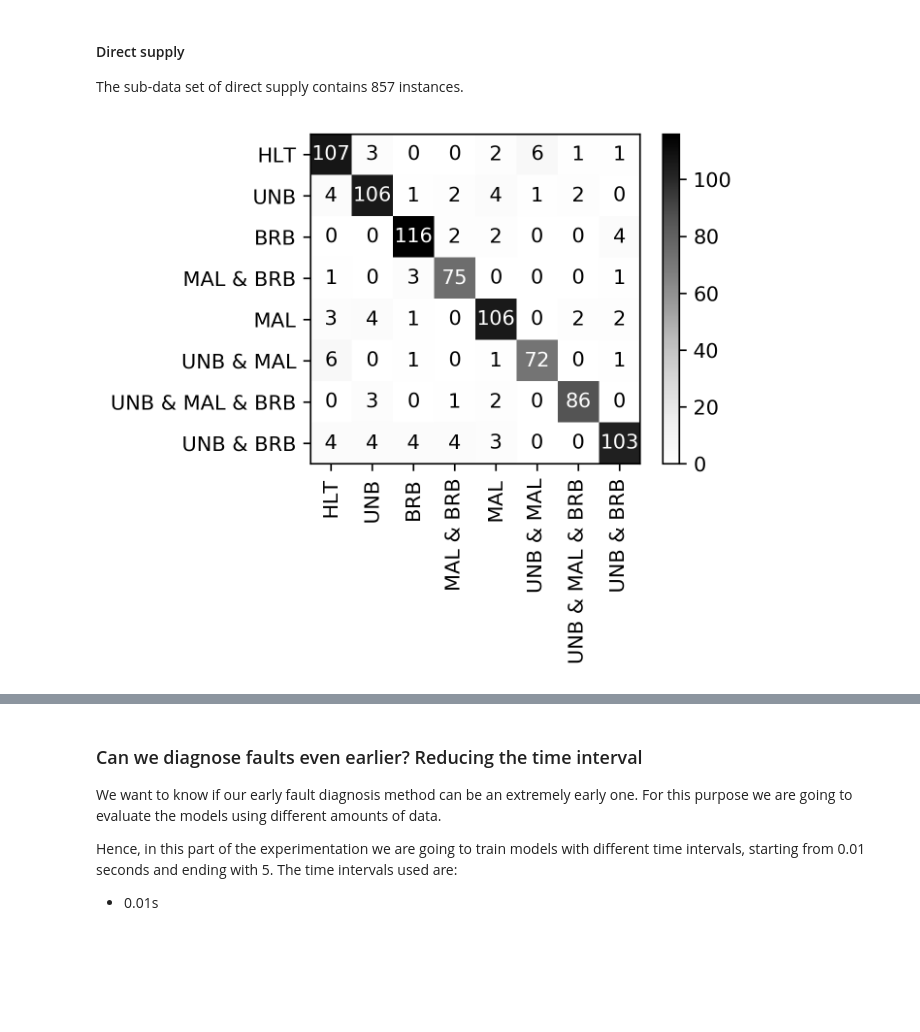
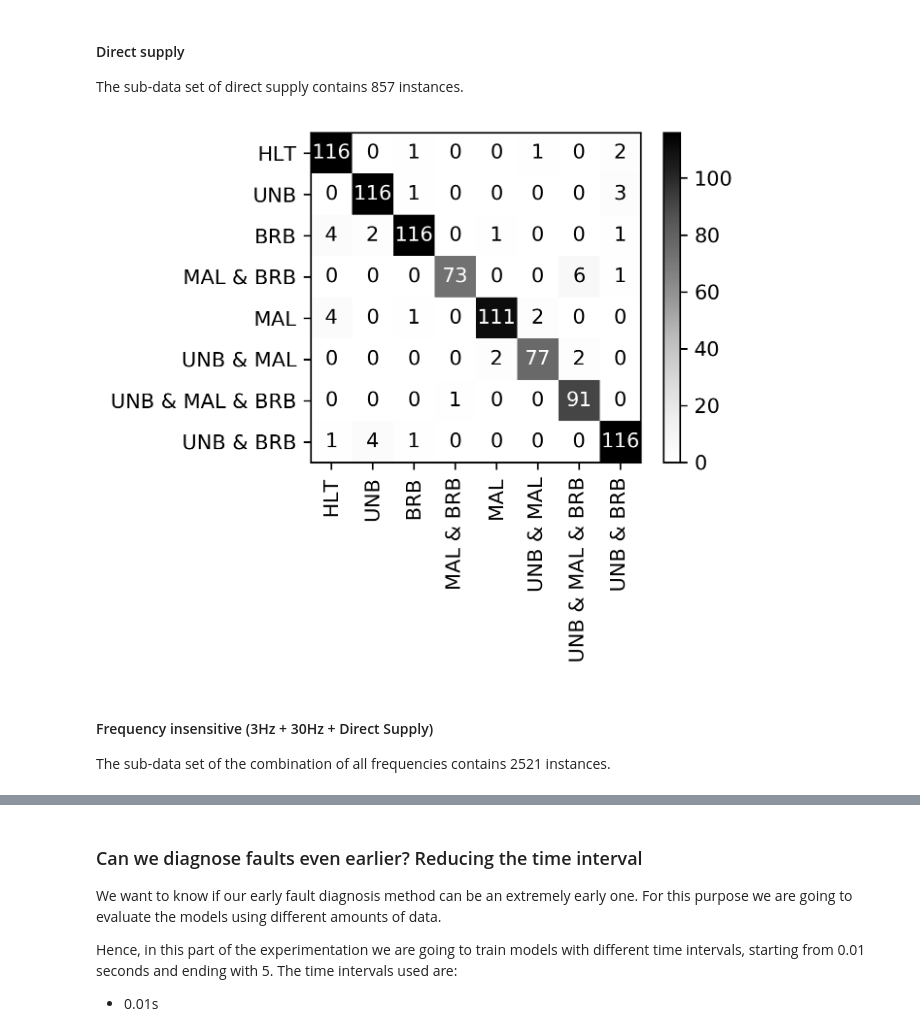
Before and after one commit to mjuez/early-im-fault-diagnosis, a Jupyter notebook: experiments.ipynb, the cells around one changed output, grey strips where cells are left out. Saved outputs shown, nothing was run; the diff lists cells and outputs as text; code cells hidden in the pictures; blank space fills up the shorter version.

```diff
--- a/experiments.ipynb
+++ b/experiments.ipynb
@@ -262,19 +270,23 @@ plot_confusion_matrix(cm, "30hz_transient_5")
 
 The sub-data set of direct supply contains 857 instances.
 # %%
-X, Y = ds.data_window(0, 5, ds.ALL, ds.FREQ_LINE, ds.MASK_NO_GND, ROOT_PATH)
+X, Y = ds.data_window(5, ds.ALL, ds.FREQ_LINE, ds.MASK_NO_GND, True, False, ROOT_PATH)
 
 from sklearn.tree import DecisionTreeClassifier
 from sklearn.decomposition import PCA
 n_pc_comps = [4, 7, 8, 33, 5, 19, 6, 35, 1, 17, 2, 2]
 
 pcas = []
 for n_components in n_pc_comps:
-    pcas.append(PCA(n_components=n_components))
-dt = DecisionTreeClassifier(random_state=1)
+    pcas.append(PCA(n_components=n_components, random_state=46))
+dt = DecisionTreeClassifier(random_state=46)
 pbc = efc.ProjectedBaseClassifier(pcas, dt)
 cm = predictions_confusion_matrices(X, Y, pbc, 10)
 
-plot_confusion_matrix(cm, "line_transient_5")
+plot_confusion_matrix(cm, FAILURES, "line_transient_5")
 # %% [output]
-[figure, old version]
+[figure, new version]
+# %% [markdown]
+#### Frequency insensitive (3Hz + 30Hz + Direct Supply)
+
+The sub-data set of the combination of all frequencies contains 2521 instances.
```
Also changed, not shown: parts of 34 cells of this notebook, 1 other file.
